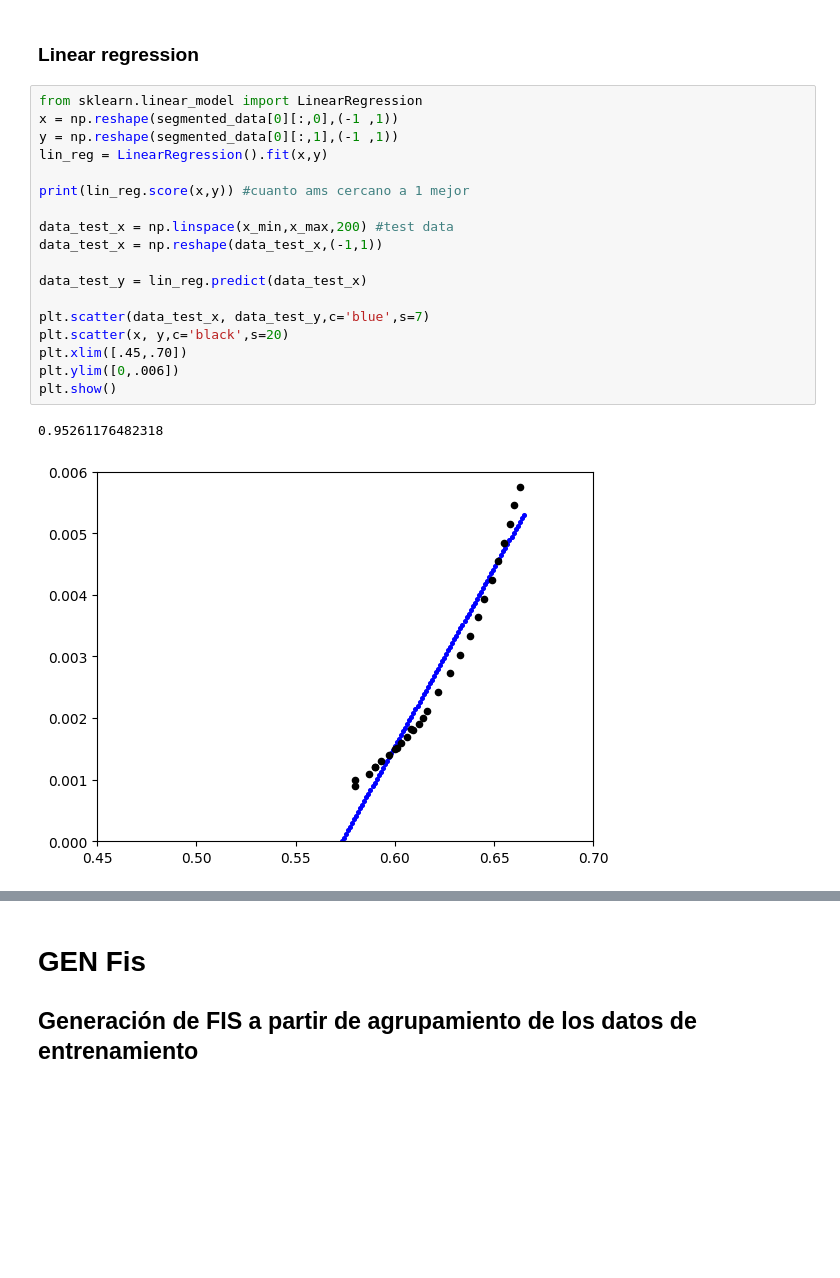
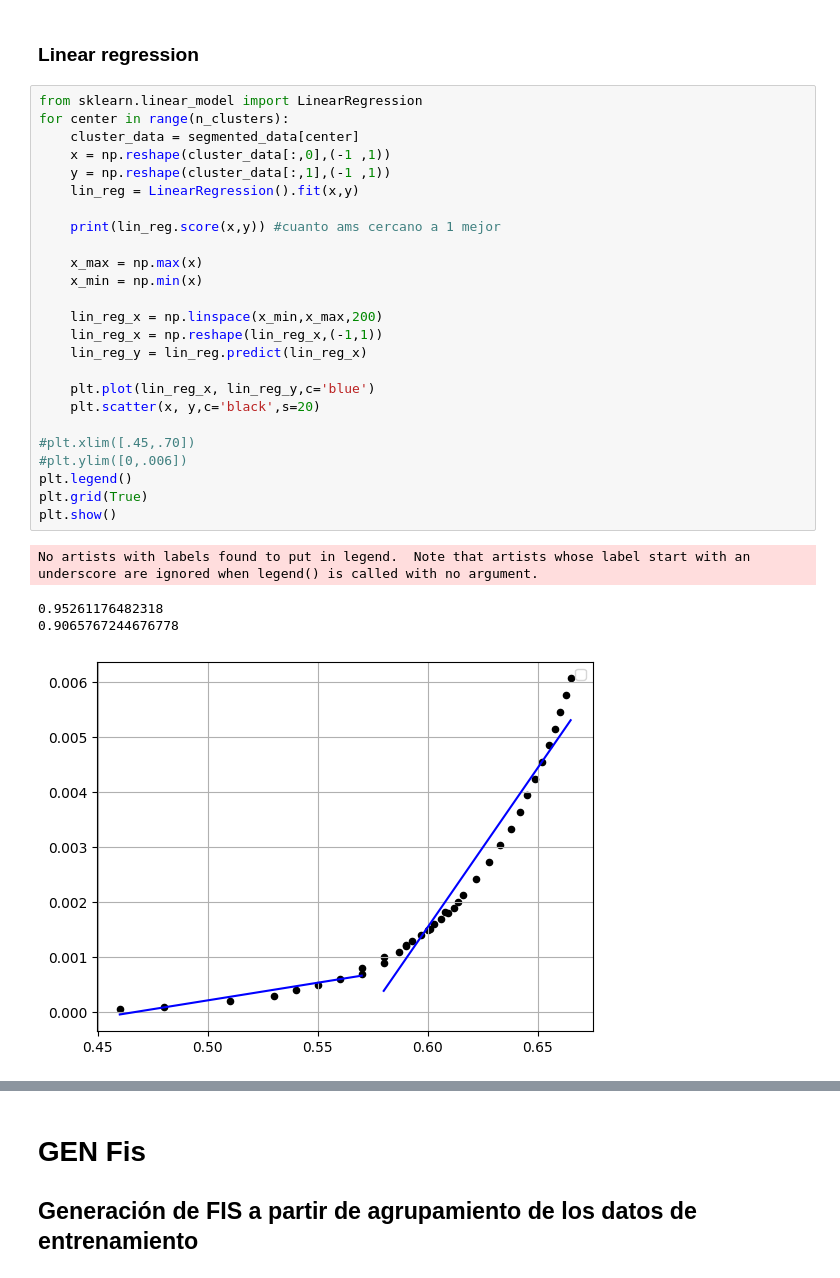
Before and after one commit to TobiasGiacri/act-ia, a Jupyter notebook: sugeno/sugeno.ipynb, the cells around one changed output, grey strips where cells are left out. Drawn from its saved outputs; the diff is of its cells as text; blank space fills up the shorter version.

```diff
--- a/sugeno/sugeno.ipynb
+++ b/sugeno/sugeno.ipynb
@@ -149,22 +156,31 @@ plt.scatter(c[:,0],c[:,1], marker='X')
 ### Linear regression
 # %%
 from sklearn.linear_model import LinearRegression
-x = np.reshape(segmented_data[0][:,0],(-1 ,1))
-y = np.reshape(segmented_data[0][:,1],(-1 ,1))
-lin_reg = LinearRegression().fit(x,y)
+for center in range(n_clusters):
+    cluster_data = segmented_data[center]
+    x = np.reshape(cluster_data[:,0],(-1 ,1))
+    y = np.reshape(cluster_data[:,1],(-1 ,1))
+    lin_reg = LinearRegression().fit(x,y)
 
-print(lin_reg.score(x,y)) #cuanto ams cercano a 1 mejor
+    print(lin_reg.score(x,y)) #cuanto ams cercano a 1 mejor
 
-data_test_x = np.linspace(x_min,x_max,200) #test data
-data_test_x = np.reshape(data_test_x,(-1,1))
+    x_max = np.max(x)
+    x_min = np.min(x)
 
-data_test_y = lin_reg.predict(data_test_x)
+    lin_reg_x = np.linspace(x_min,x_max,200)
+    lin_reg_x = np.reshape(lin_reg_x,(-1,1))
+    lin_reg_y = lin_reg.predict(lin_reg_x)
 
-plt.scatter(data_test_x, data_test_y,c='blue',s=7)
-plt.scatter(x, y,c='black',s=20)
-plt.xlim([.45,.70])
-plt.ylim([0,.006])
+    plt.plot(lin_reg_x, lin_reg_y,c='blue')
+    plt.scatter(x, y,c='black',s=20)
+
+#plt.xlim([.45,.70])
+#plt.ylim([0,.006])
+plt.legend()
+plt.grid(True)
 plt.show()
 # %% [output]
-0.95261176482318
+No artists with labels found to put in legend.  Note that artists whose label start with an underscore are ignored when legend() is called with no argument.
+0.95261176482318
+0.9065767244676778
-[figure, old version]
+[figure, new version]
```
Also changed, not shown: parts of 11 cells of this notebook, 1 other file.
